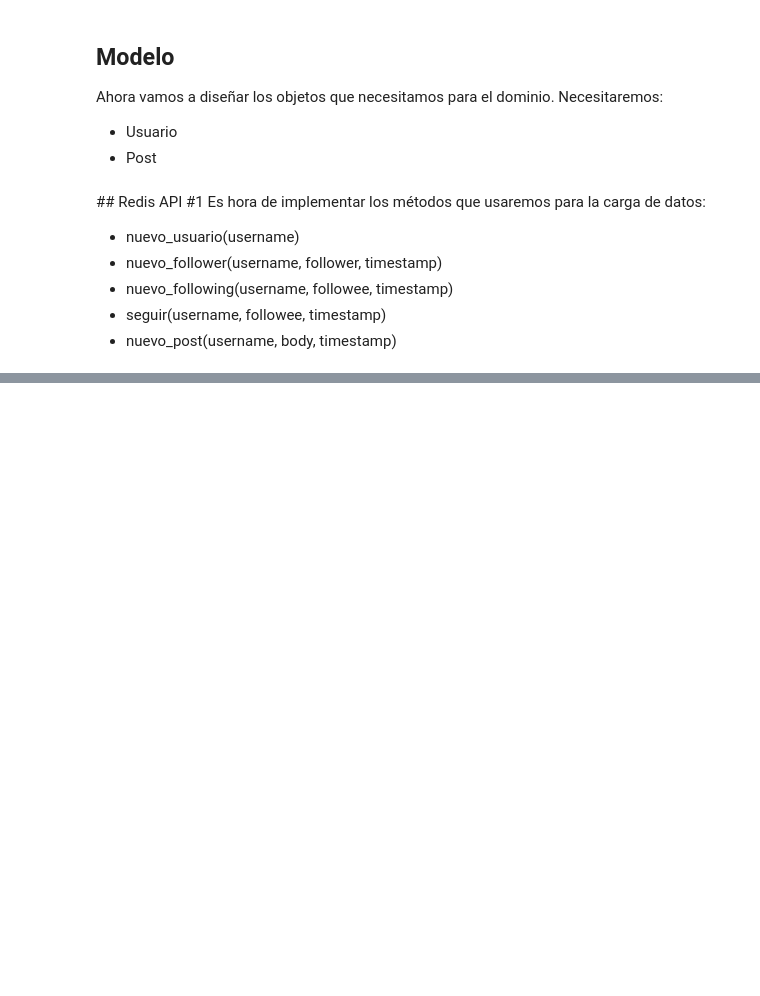
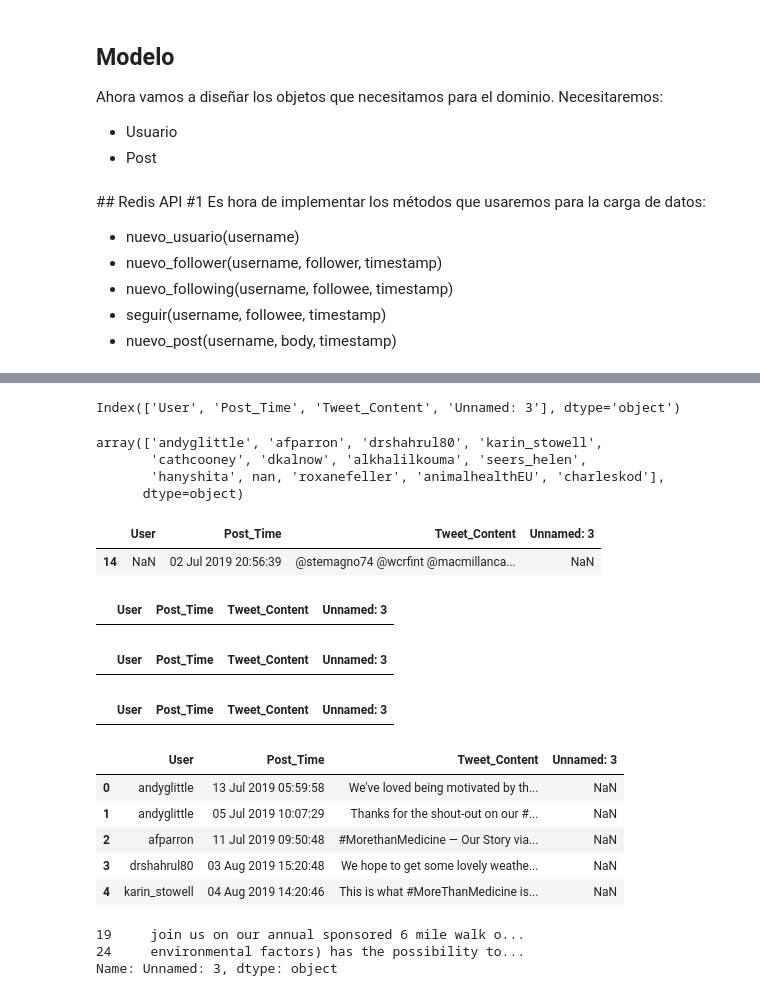
Before and after one commit to adzarei/uned-master-bigdata, a Jupyter notebook: GAI/redis/src/notebooks/redis_twitter.ipynb, the cells around one changed output, grey strips where cells are left out. Drawn from its saved outputs; the diff is of its cells as text; code cells hidden in the pictures; blank space fills up the shorter version.

```diff
--- a/GAI/redis/src/notebooks/redis_twitter.ipynb
+++ b/GAI/redis/src/notebooks/redis_twitter.ipynb
@@ -208,0 +222,59 @@ r.hgetall('post:5')
+# %%
+import pandas as pd
+import numpy as np
+import os
+
+tweets_path = os.path.join('data','twitter_sample.csv')
+relation_path = os.path.join('data','relations.csv')
+
+tweets = pd.read_csv(filepath_or_buffer=tweets_path, header=0, sep=',', quotechar='"', encoding='utf-8')
+relation = pd.read_csv(filepath_or_buffer=relation_path, header=0, sep=',', encoding='utf-8')
+# %%
+tweets.columns
+# %% [output]
+Index(['User', 'Post_Time', 'Tweet_Content', 'Unnamed: 3'], dtype='object')
+# %%
+# Hay algún Nan en la columna User. Tendremos que tratarlo a parte.
+tweets['User'].unique()
+# %% [output]
+array(['andyglittle', 'afparron', 'drshahrul80', 'karin_stowell',
+       'cathcooney', 'dkalnow', 'alkhalilkouma', 'seers_helen',
+       'hanyshita', nan, 'roxanefeller', 'animalhealthEU', 'charleskod'],
+      dtype=object)
+# %%
+# Hay una línea que no tiene nombre de usuario. La descartamos...
+tweets[tweets['User'].isna()]
+# %% [output]
+|  | User | Post_Time | Tweet_Content | Unnamed: 3 |
+| 14 | NaN | 02 Jul 2019 20:56:39 | @stemagno74 @wcrfint @macmillanca... | NaN |
+# %%
+tweets.drop(index=14, inplace=True)
+tweets[tweets['User'].isna()]
+# %% [output]
+|  | User | Post_Time | Tweet_Content | Unnamed: 3 |
+# %%
+# No tenemos Nan en Post_time.
+tweets[tweets['Post_Time'].isna()]
+# %% [output]
+|  | User | Post_Time | Tweet_Content | Unnamed: 3 |
+# %%
+# No tenemos Nan en Tweet_Content.
+tweets[tweets['Tweet_Content'].isna()]
+# %% [output]
+|  | User | Post_Time | Tweet_Content | Unnamed: 3 |
+# %%
+tweets.head()
+# %% [output]
+|  | User | Post_Time | Tweet_Content | Unnamed: 3 |
+| 0 | andyglittle | 13 Jul 2019 05:59:58 | We've loved being motivated by th... | NaN |
+| 1 | andyglittle | 05 Jul 2019 10:07:29 | Thanks for the shout-out on our #... | NaN |
+| 2 | afparron | 11 Jul 2019 09:50:48 | #MorethanMedicine — Our Story via... | NaN |
+| 3 | drshahrul80 | 03 Aug 2019 15:20:48 | We hope to get some lovely weathe... | NaN |
+| 4 | karin_stowell | 04 Aug 2019 14:20:46 | This is what #MoreThanMedicine is... | NaN |
+# %%
+# Hay 2 líneas cuyo Tweet_Content al contener ',' y no estar envuelto por '"' se separa en una columna mas.
+tweets[tweets['Unnamed: 3'].notna()]['Unnamed: 3']
+# %% [output]
+19     join us on our annual sponsored 6 mile walk o...
+24     environmental factors) has the possibility to...
+Name: Unnamed: 3, dtype: object
```
Also changed, not shown: parts of 45 cells of this notebook, 3 other files.
